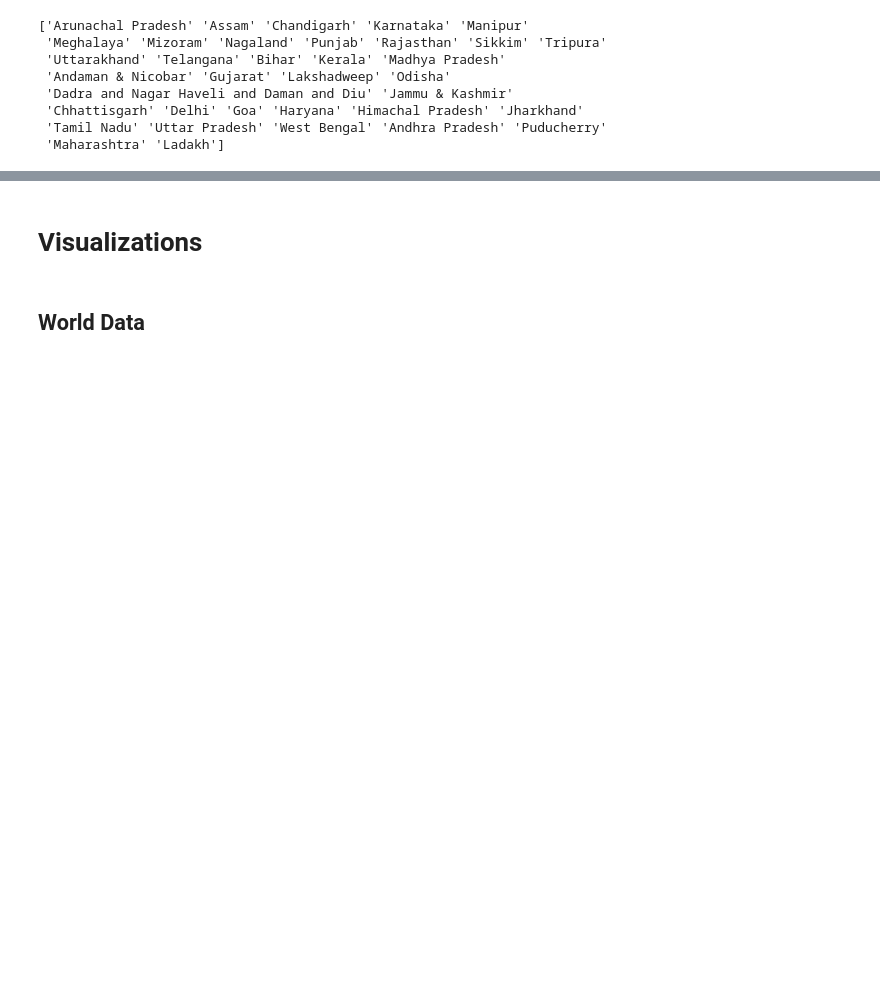
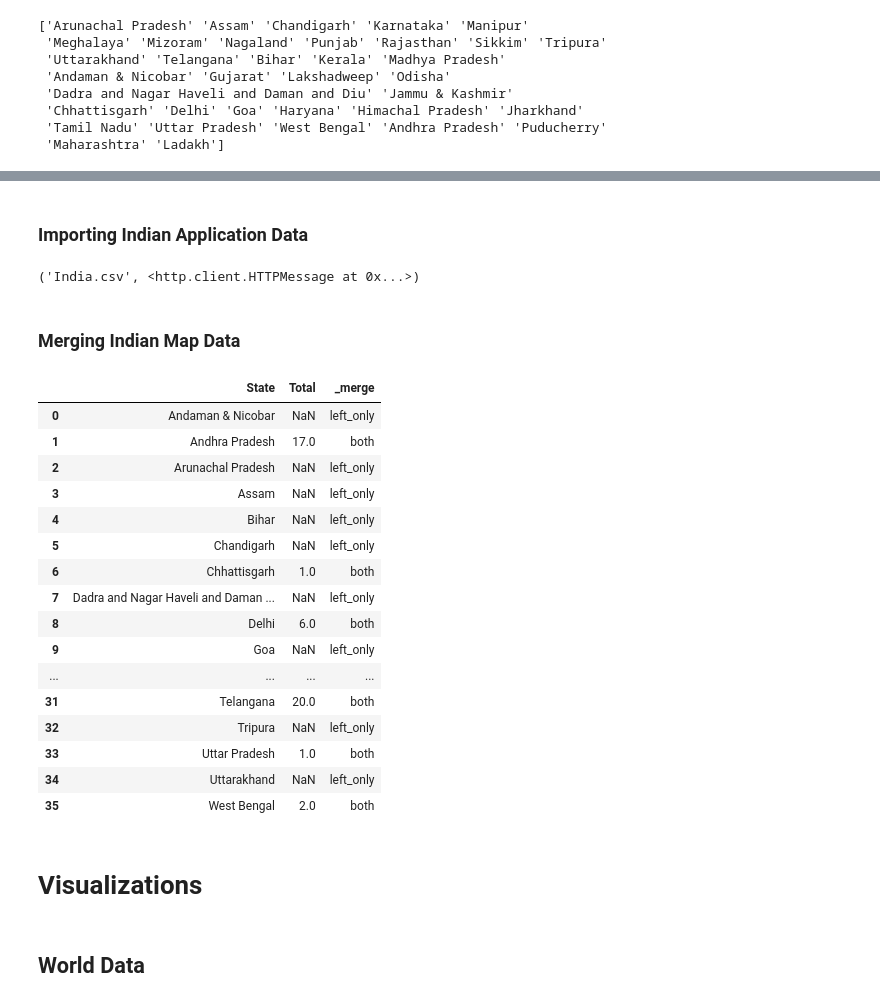
Before and after one commit to ewattudo/gis, a Jupyter notebook: PS2.ipynb, the cells around one changed output, grey strips where cells are left out. Cells and saved outputs as stored; diff of their text form; code cells hidden in the pictures; blank space fills up the shorter version.

```diff
--- a/PS2.ipynb
+++ b/PS2.ipynb
@@ -218,0 +255,6 @@ print(India.ST_NM.unique())
+# %% [markdown]
+### Importing Indian Application Data
+# %%
+urllib.request.urlretrieve("https://raw.githubusercontent.com/ewattudo/gis/refs/heads/main/Indian%20States.csv", "India.csv")
+# %% [output]
+('India.csv', <http.client.HTTPMessage at 0x...>)
@@ -218,0 +263,24 @@ print(India.ST_NM.unique())
+# %% [markdown]
+### Merging Indian Map Data
+# %%
+#Merging US Map with US AC Data
+INACMAP = pd.merge(India, InApp, on='State',how='outer',indicator=True)
+INACMAP[['State','Total','_merge']]
+# %% [output]
+|  | State | Total | _merge |
+| 0 | Andaman & Nicobar | NaN | left_only |
+| 1 | Andhra Pradesh | 17.0 | both |
+| 2 | Arunachal Pradesh | NaN | left_only |
+| 3 | Assam | NaN | left_only |
+| 4 | Bihar | NaN | left_only |
+| 5 | Chandigarh | NaN | left_only |
+| 6 | Chhattisgarh | 1.0 | both |
+| 7 | Dadra and Nagar Haveli and Daman ... | NaN | left_only |
+| 8 | Delhi | 6.0 | both |
+| 9 | Goa | NaN | left_only |
+| ... | ... | ... | ... |
+| 31 | Telangana | 20.0 | both |
+| 32 | Tripura | NaN | left_only |
+| 33 | Uttar Pradesh | 1.0 | both |
+| 34 | Uttarakhand | NaN | left_only |
+| 35 | West Bengal | 2.0 | both |
```
Also changed, not shown: parts of 15 cells of this notebook.
